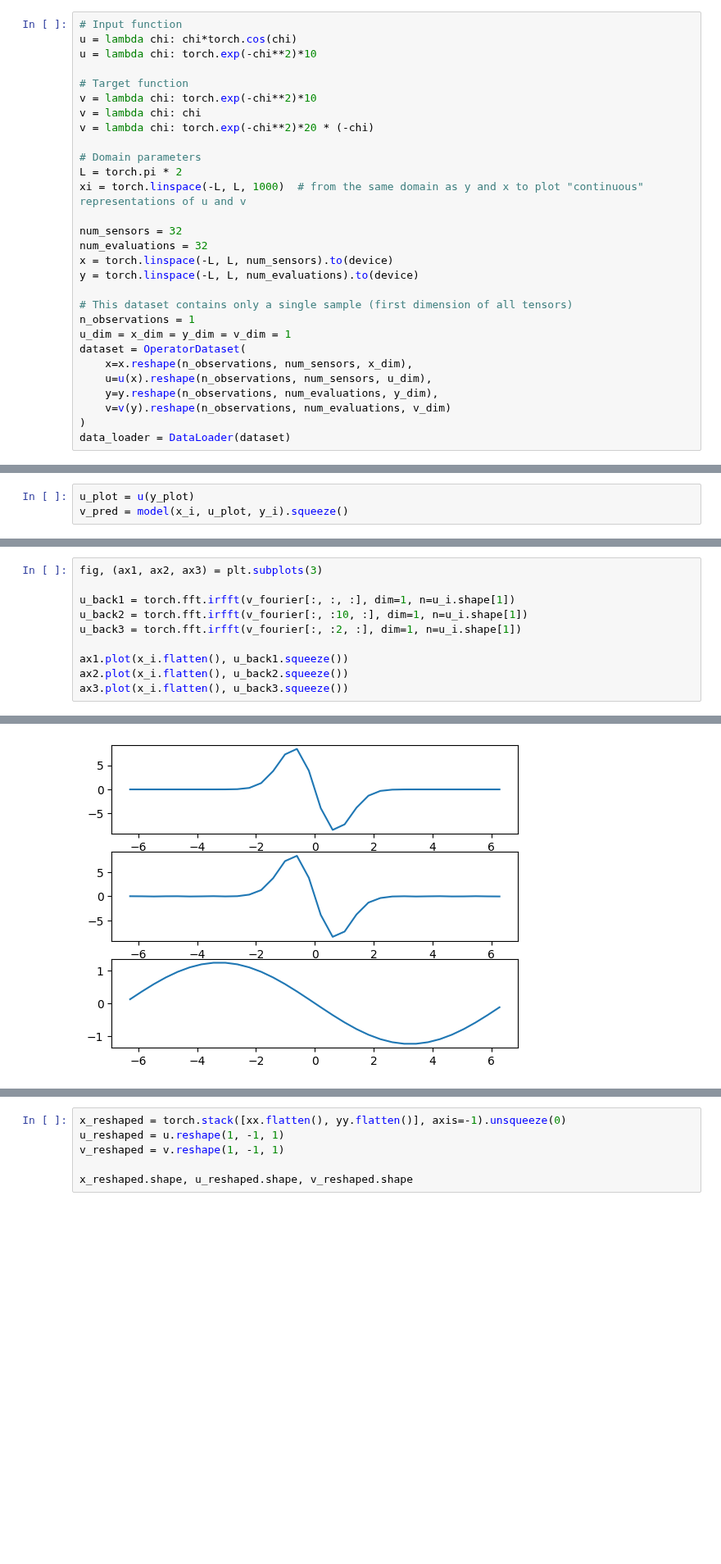
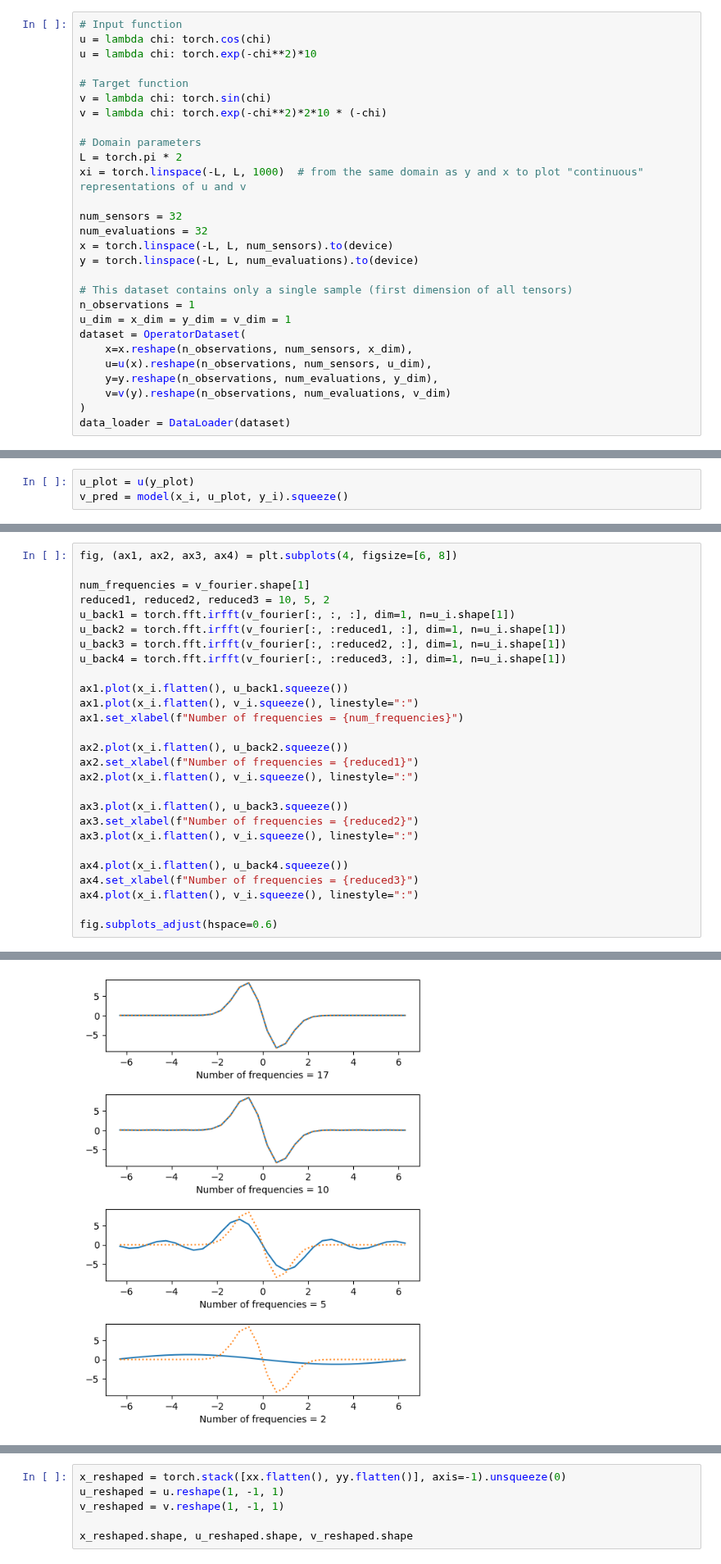
Before and after one commit to aai-institute/continuiti, a Jupyter notebook: examples/fourierneuraloperator.ipynb, the cells around one changed output, grey strips where cells are left out. Shown at 82% size. Saved outputs shown, nothing was run; the diff lists cells and outputs as text; blank space fills up the shorter version.

```diff
--- a/examples/fourierneuraloperator.ipynb
+++ b/examples/fourierneuraloperator.ipynb
@@ -19,12 +22,11 @@ device = torch.device("cuda:0" if torch.cuda.is_available() else "cpu")
 # %%
 # Input function
-u = lambda chi: chi*torch.cos(chi)
+u = lambda chi: torch.cos(chi)
 u = lambda chi: torch.exp(-chi**2)*10
 
 # Target function
-v = lambda chi: torch.exp(-chi**2)*10
-v = lambda chi: chi
-v = lambda chi: torch.exp(-chi**2)*20 * (-chi)
+v = lambda chi: torch.sin(chi)
+v = lambda chi: torch.exp(-chi**2)*2*10 * (-chi)
 
 # Domain parameters
 L = torch.pi * 2
@@ -153,11 +171,28 @@ Text(0.5, 0, 'Img(v-fourier)')
 # %%
-fig, (ax1, ax2, ax3) = plt.subplots(3)
+fig, (ax1, ax2, ax3, ax4) = plt.subplots(4, figsize=[6, 8])
 
+num_frequencies = v_fourier.shape[1]
+reduced1, reduced2, reduced3 = 10, 5, 2
 u_back1 = torch.fft.irfft(v_fourier[:, :, :], dim=1, n=u_i.shape[1])
-u_back2 = torch.fft.irfft(v_fourier[:, :10, :], dim=1, n=u_i.shape[1])
-u_back3 = torch.fft.irfft(v_fourier[:, :2, :], dim=1, n=u_i.shape[1])
+u_back2 = torch.fft.irfft(v_fourier[:, :reduced1, :], dim=1, n=u_i.shape[1])
+u_back3 = torch.fft.irfft(v_fourier[:, :reduced2, :], dim=1, n=u_i.shape[1])
+u_back4 = torch.fft.irfft(v_fourier[:, :reduced3, :], dim=1, n=u_i.shape[1])
 
 ax1.plot(x_i.flatten(), u_back1.squeeze())
+ax1.plot(x_i.flatten(), v_i.squeeze(), linestyle=":")
+ax1.set_xlabel(f"Number of frequencies = {num_frequencies}")
+
 ax2.plot(x_i.flatten(), u_back2.squeeze())
+ax2.set_xlabel(f"Number of frequencies = {reduced1}")
+ax2.plot(x_i.flatten(), v_i.squeeze(), linestyle=":")
+
 ax3.plot(x_i.flatten(), u_back3.squeeze())
+ax3.set_xlabel(f"Number of frequencies = {reduced2}")
+ax3.plot(x_i.flatten(), v_i.squeeze(), linestyle=":")
+
+ax4.plot(x_i.flatten(), u_back4.squeeze())
+ax4.set_xlabel(f"Number of frequencies = {reduced3}")
+ax4.plot(x_i.flatten(), v_i.squeeze(), linestyle=":")
+
+fig.subplots_adjust(hspace=0.6)
 # %% [output]
@@ -165,2 +199,2 @@ ax3.plot(x_i.flatten(), u_back3.squeeze())
-[figure, old version]
+[figure, new version]
 # %% [markdown]
```
Also changed, not shown: parts of 23 cells of this notebook.
